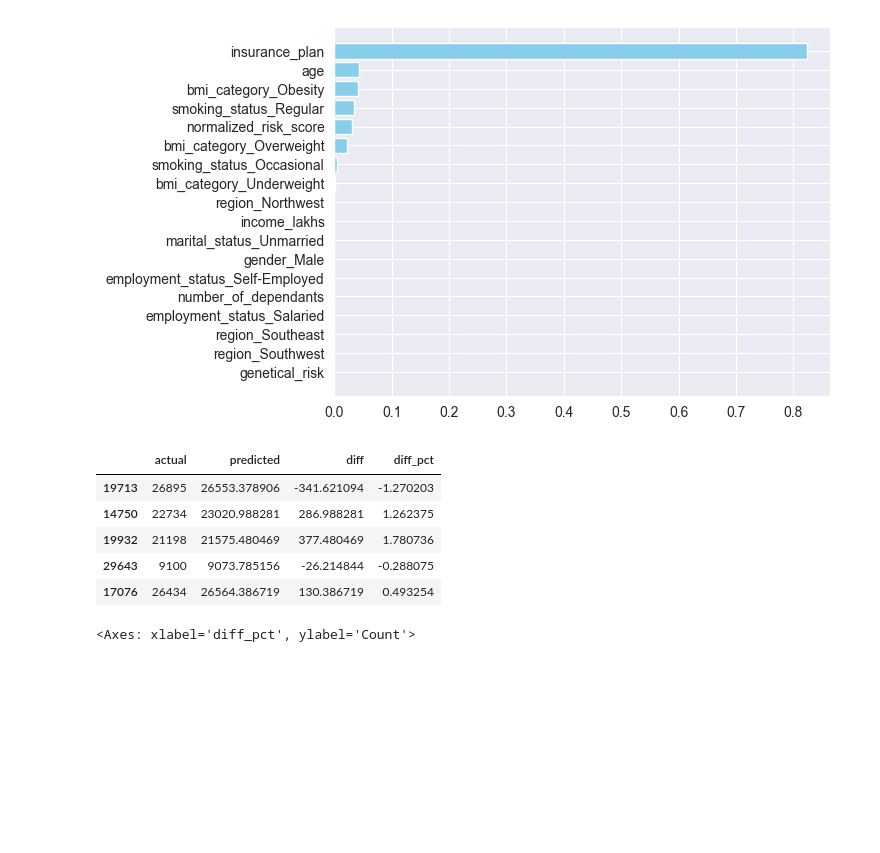
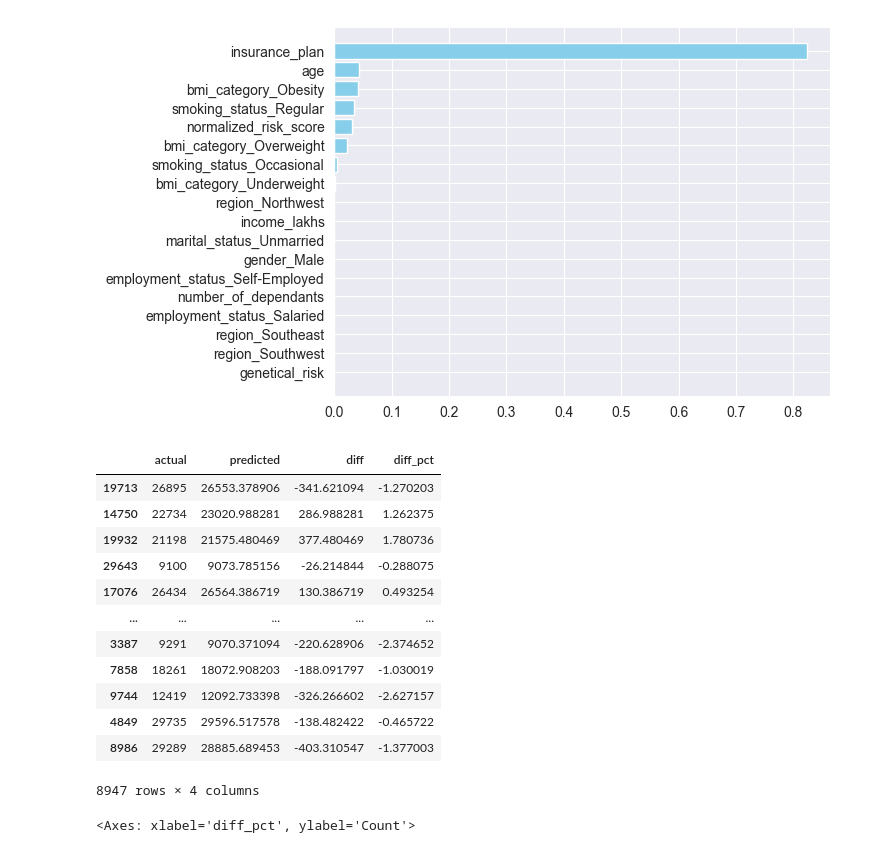
Before and after one commit to DishenMakwana/ml-premium-plan-prediction, a Jupyter notebook: ml_premium_prediction/premiun_pred_rest_with_gr.ipynb, the cells around one changed output. Cells and saved outputs as stored; diff of their text form; code cells hidden in the pictures; blank space fills up the shorter version.

```diff
--- a/ml_premium_prediction/premiun_pred_rest_with_gr.ipynb
+++ b/ml_premium_prediction/premiun_pred_rest_with_gr.ipynb
@@ -697,24 +720,31 @@ best_model = grid_search.best_estimator_
 # %%
 y_pred = best_model.predict(X_test)
 
 residuals = y_pred - y_test
 residuals_pct = residuals*100 / y_test
 
 result_df = pd.DataFrame({
     'actual': y_test,
     'predicted': y_pred,
     'diff': residuals,
     'diff_pct': residuals_pct
 })
 
-result_df.head()
+result_df
 # %% [output]
 |  | actual | predicted | diff | diff_pct |
 | 19713 | 26895 | 26553.378906 | -341.621094 | -1.270203 |
 | 14750 | 22734 | 23020.988281 | 286.988281 | 1.262375 |
 | 19932 | 21198 | 21575.480469 | 377.480469 | 1.780736 |
 | 29643 | 9100 | 9073.785156 | -26.214844 | -0.288075 |
 | 17076 | 26434 | 26564.386719 | 130.386719 | 0.493254 |
+| ... | ... | ... | ... | ... |
+| 3387 | 9291 | 9070.371094 | -220.628906 | -2.374652 |
+| 7858 | 18261 | 18072.908203 | -188.091797 | -1.030019 |
+| 9744 | 12419 | 12092.733398 | -326.266602 | -2.627157 |
+| 4849 | 29735 | 29596.517578 | -138.482422 | -0.465722 |
+| 8986 | 29289 | 28885.689453 | -403.310547 | -1.377003 |
+8947 rows × 4 columns
 # %%
 sns.histplot(result_df['diff_pct'], kde=True)
 # %% [output]
```
Also changed, not shown: parts of 7 cells of this notebook, 11 other files.
